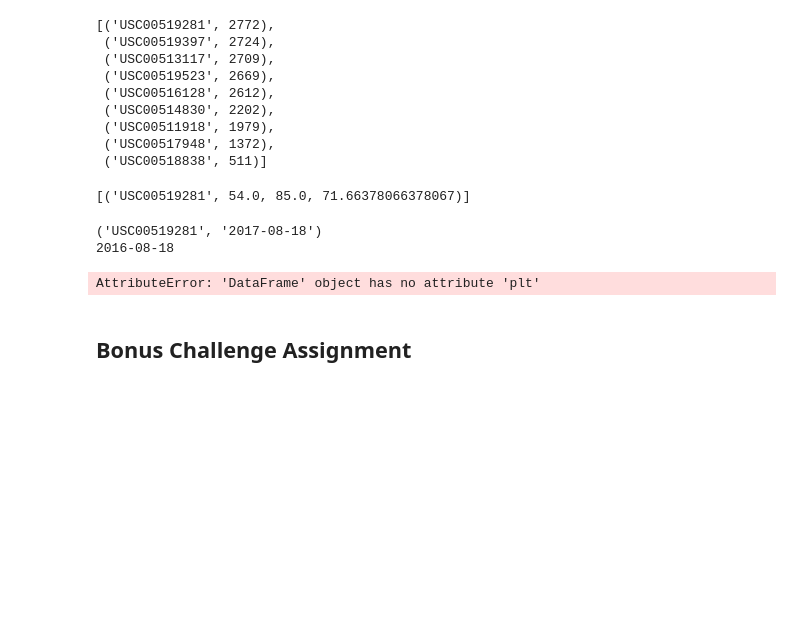
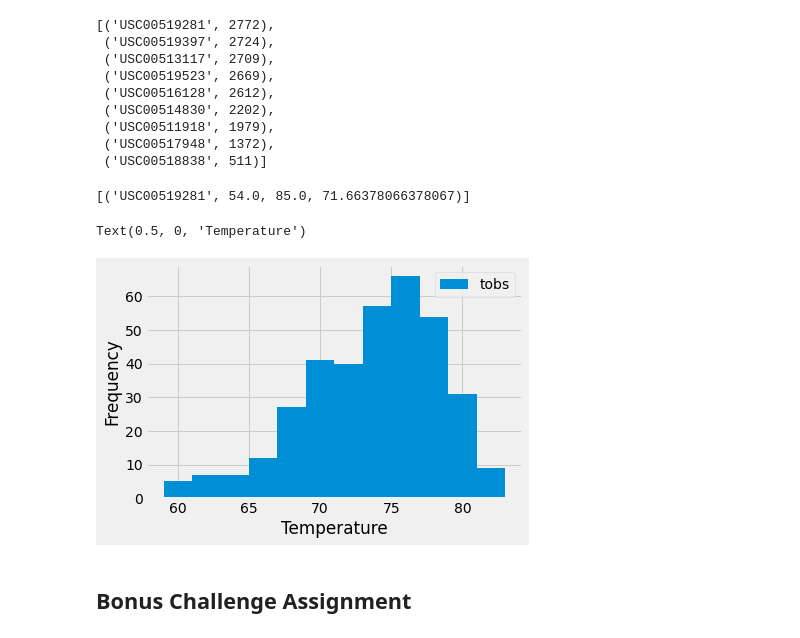
Before and after one commit to JMazick/sqlalchemy-challenge, a Jupyter notebook: climate_starter.ipynb, the cells around one changed output. Saved outputs shown, nothing was run; the diff lists cells and outputs as text; code cells hidden in the pictures; blank space fills up the shorter version.

```diff
--- a/climate_starter.ipynb
+++ b/climate_starter.ipynb
@@ -123,35 +123,34 @@ station_temps
 # %%
 # Choose the station with the highest number of temperature observations.
 station_obs = session.query(Measurement.station, func.count(Measurement.tobs)).group_by(Measurement.station).\
                     order_by(func.count(Measurement.tobs).desc()).all()
 
-station_obs
+#station_obs
 
 # Query the last 12 months of temperature observation data for this station and plot the results as a histogram
 station_last_date = session.query(Measurement.station, Measurement.date).\
                         filter(Measurement.station == "USC00519281").\
                         order_by(Measurement.date.desc()).first()
-print(station_last_date)
+#print(station_last_date)
 
 station_year_ago = dt.date(2017, 8, 18) - dt.timedelta(days=365)
-print(station_year_ago)
+#print(station_year_ago)
 
 station_results = session.query(Measurement.station, Measurement.date, Measurement.tobs).\
     filter(Measurement.date > station_year_ago, Measurement.station == "USC00519281").\
     order_by(Measurement.date).all()
 station_results_df = pd.DataFrame(data=station_results)
 
-station_results_df
+#station_results_df
 
 # Use Pandas Plotting with Matplotlib to plot the data
-station_results_df.plt.hist(by=None, bins=12)
+station_results_df.plot.hist(bins=12)
 # ADD LABELS
 #plt.ylabel("Inches")
-#plt.xlabel("Date")
+plt.xlabel("Temperature")
 # %% [output]
-('USC00519281', '2017-08-18')
-2016-08-18
+Text(0.5, 0, 'Temperature')
-AttributeError: 'DataFrame' object has no attribute 'plt'
+[figure, added]
 # %% [markdown]
 ## Bonus Challenge Assignment
 # %%
```
